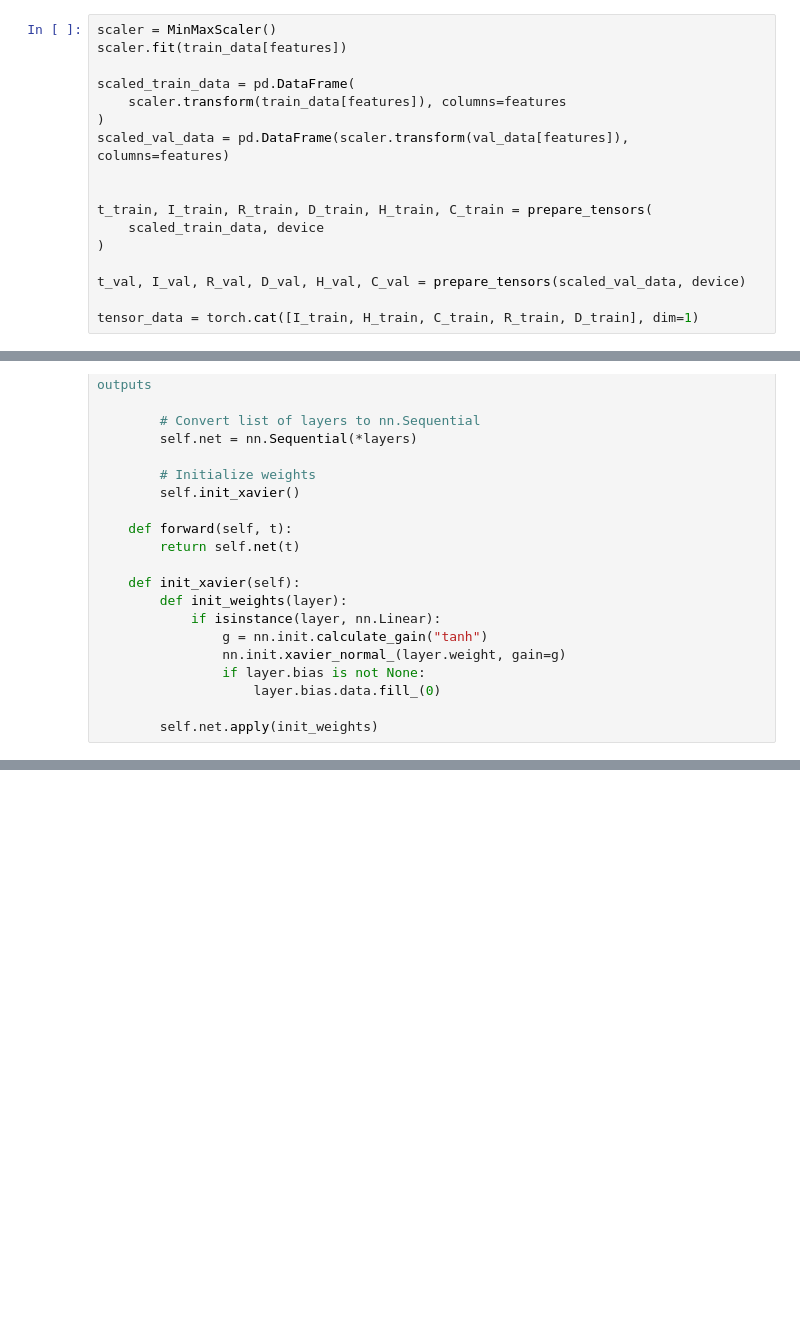
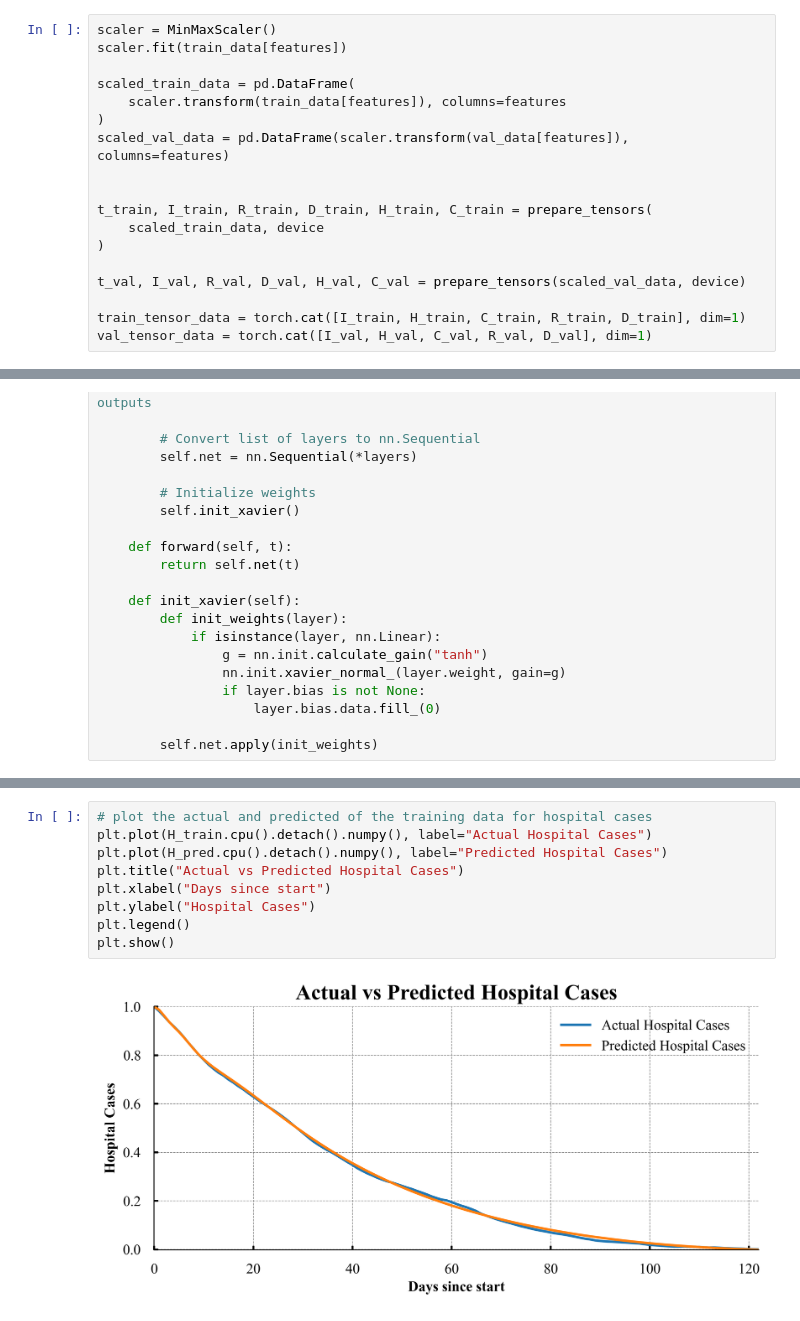
Before and after one commit to michaelajao/data_driven_vaccination, a Jupyter notebook: notebooks/SIR_formulation.ipynb, the cells around one changed output, grey strips where cells are left out. Drawn from its saved outputs; the diff is of its cells as text; blank space fills up the shorter version.

```diff
--- a/notebooks/SIR_formulation.ipynb
+++ b/notebooks/SIR_formulation.ipynb
@@ -417,7 +443,8 @@ t_train, I_train, R_train, D_train, H_train, C_train = prepare_tensors(
 
 t_val, I_val, R_val, D_val, H_val, C_val = prepare_tensors(scaled_val_data, device)
 
-tensor_data = torch.cat([I_train, H_train, C_train, R_train, D_train], dim=1)
+train_tensor_data = torch.cat([I_train, H_train, C_train, R_train, D_train], dim=1)
+val_tensor_data = torch.cat([I_val, H_val, C_val, R_val, D_val], dim=1)
 # %%
 # plot I_train for the period available
 plt.plot(I_train.cpu().detach().numpy(), label="Active Cases")
@@ -920,0 +797,11 @@ TypeError: 'Tensor' object is not callable
+# %%
+# plot the actual and predicted of the training data for hospital cases
+plt.plot(H_train.cpu().detach().numpy(), label="Actual Hospital Cases")
+plt.plot(H_pred.cpu().detach().numpy(), label="Predicted Hospital Cases")
+plt.title("Actual vs Predicted Hospital Cases")
+plt.xlabel("Days since start")
+plt.ylabel("Hospital Cases")
+plt.legend()
+plt.show()
+# %% [output]
+[figure, added]
```
Also changed, not shown: parts of 30 cells of this notebook.
